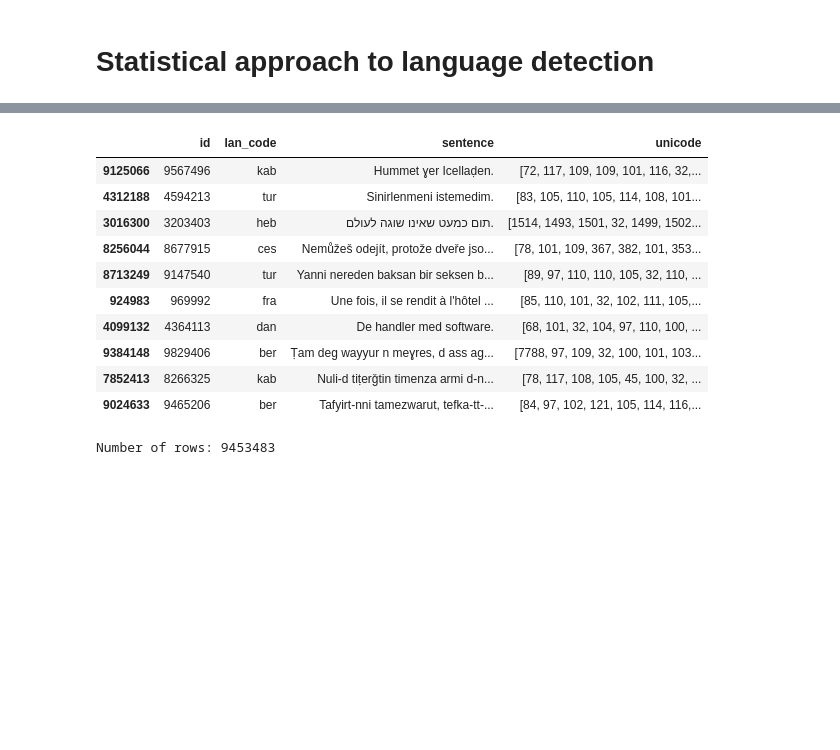
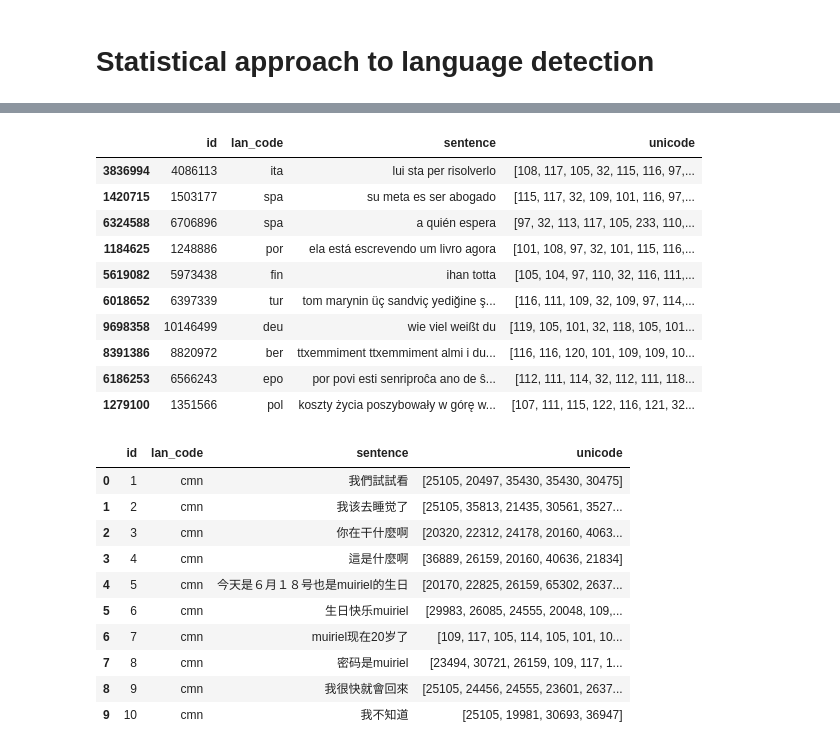
Before and after one commit to PiotrCenda/lang-detection, a Jupyter notebook: lang_detection_statistics.ipynb, the cells around one changed output, grey strips where cells are left out. Cells and saved outputs as stored; diff of their text form; code cells hidden in the pictures; blank space fills up the shorter version.

```diff
--- a/lang_detection_statistics.ipynb
+++ b/lang_detection_statistics.ipynb
@@ -28,0 +38,12 @@ df.sample(10)
+# %%
+tbl = dict.fromkeys(i for i in range(sys.maxunicode) if unicodedata.category(chr(i)).startswith('P'))
+tbl[19968] = None
+
+chinese_punctuation = "[\u3002\uff1b\uff0c\uff1a\u201c\u201d\uff08\uff09\u3001\uff1f\u300a\u300b\uff01]"
+
+def remove_punctuation(text):
+    text = text.strip().lower().translate(tbl)
+    text = re.sub("^\d+\s|\s\d+\s|\s\d+$", "", text)
+    return re.sub(chinese_punctuation, "", text)
+# %%
+df['sentence'] = df['sentence'].apply(remove_punctuation)
@@ -36,17 +71,13 @@ df['unicode'] = df['sentence'].apply(sentence_to_unicode_list)
 df.sample(10)
 # %% [output]
 |  | id | lan_code | sentence | unicode |
-| 9125066 | 9567496 | kab | Hummet ɣer Icellaḍen. | [72, 117, 109, 109, 101, 116, 32,... |
-| 4312188 | 4594213 | tur | Sinirlenmeni istemedim. | [83, 105, 110, 105, 114, 108, 101... |
-| 3016300 | 3203403 | heb | תום כמעט שאינו שוגה לעולם. | [1514, 1493, 1501, 32, 1499, 1502... |
-| 8256044 | 8677915 | ces | Nemůžeš odejít, protože dveře jso... | [78, 101, 109, 367, 382, 101, 353... |
-| 8713249 | 9147540 | tur | Yanni nereden baksan bir seksen b... | [89, 97, 110, 110, 105, 32, 110, ... |
-| 924983 | 969992 | fra | Une fois, il se rendit à l'hôtel ... | [85, 110, 101, 32, 102, 111, 105,... |
-| 4099132 | 4364113 | dan | De handler med software. | [68, 101, 32, 104, 97, 110, 100, ... |
-| 9384148 | 9829406 | ber | Ṭam deg wayyur n meɣres, d ass ag... | [7788, 97, 109, 32, 100, 101, 103... |
-| 7852413 | 8266325 | kab | Nuli-d tiṭerǧtin timenza armi d-n... | [78, 117, 108, 105, 45, 100, 32, ... |
-| 9024633 | 9465206 | ber | Tafyirt-nni tamezwarut, tefka-tt-... | [84, 97, 102, 121, 105, 114, 116,... |
+| 3836994 | 4086113 | ita | lui sta per risolverlo | [108, 117, 105, 32, 115, 116, 97,... |
+| 1420715 | 1503177 | spa | su meta es ser abogado | [115, 117, 32, 109, 101, 116, 97,... |
+| 6324588 | 6706896 | spa | a quién espera | [97, 32, 113, 117, 105, 233, 110,... |
+| 1184625 | 1248886 | por | ela está escrevendo um livro agora | [101, 108, 97, 32, 101, 115, 116,... |
+| 5619082 | 5973438 | fin | ihan totta | [105, 104, 97, 110, 32, 116, 111,... |
+| 6018652 | 6397339 | tur | tom marynin üç sandviç yediğine ş... | [116, 111, 109, 32, 109, 97, 114,... |
+| 9698358 | 10146499 | deu | wie viel weißt du | [119, 105, 101, 32, 118, 105, 101... |
+| 8391386 | 8820972 | ber | ttxemmiment ttxemmiment almi i du... | [116, 116, 120, 101, 109, 109, 10... |
+| 6186253 | 6566243 | epo | por povi esti senriproĉa ano de ŝ... | [112, 111, 114, 32, 112, 111, 118... |
+| 1279100 | 1351566 | pol | koszty życia poszybowały w górę w... | [107, 111, 115, 122, 116, 121, 32... |
-# %%
-print(f"Number of rows: {len(df.index)}")
-# %% [output]
-Number of rows: 9453483
@@ -63,3 +129,17 @@ for lang in df["lan_code"].unique():
+# %%
+df.head(10)
+# %% [output]
+|  | id | lan_code | sentence | unicode |
+| 0 | 1 | cmn | 我們試試看 | [25105, 20497, 35430, 35430, 30475] |
+| 1 | 2 | cmn | 我该去睡觉了 | [25105, 35813, 21435, 30561, 3527... |
+| 2 | 3 | cmn | 你在干什麼啊 | [20320, 22312, 24178, 20160, 4063... |
+| 3 | 4 | cmn | 這是什麼啊 | [36889, 26159, 20160, 40636, 21834] |
+| 4 | 5 | cmn | 今天是６月１８号也是muiriel的生日 | [20170, 22825, 26159, 65302, 2637... |
+| 5 | 6 | cmn | 生日快乐muiriel | [29983, 26085, 24555, 20048, 109,... |
+| 6 | 7 | cmn | muiriel现在20岁了 | [109, 117, 105, 114, 105, 101, 10... |
+| 7 | 8 | cmn | 密码是muiriel | [23494, 30721, 26159, 109, 117, 1... |
+| 8 | 9 | cmn | 我很快就會回來 | [25105, 24456, 24555, 23601, 2637... |
+| 9 | 10 | cmn | 我不知道 | [25105, 19981, 30693, 36947] |
 # %%
 print(counts)
 # %% [output]
```
Also changed, not shown: parts of 19 cells of this notebook, 2 other files.
